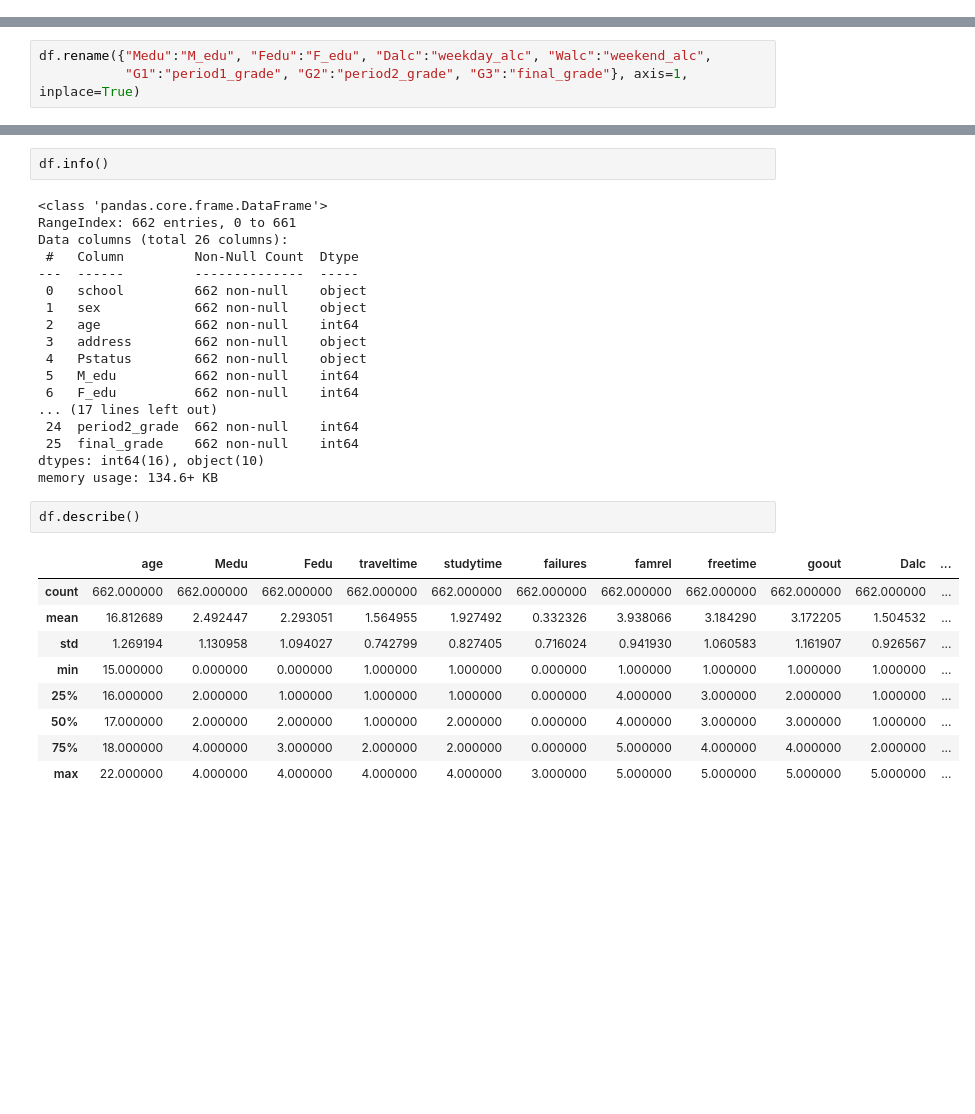
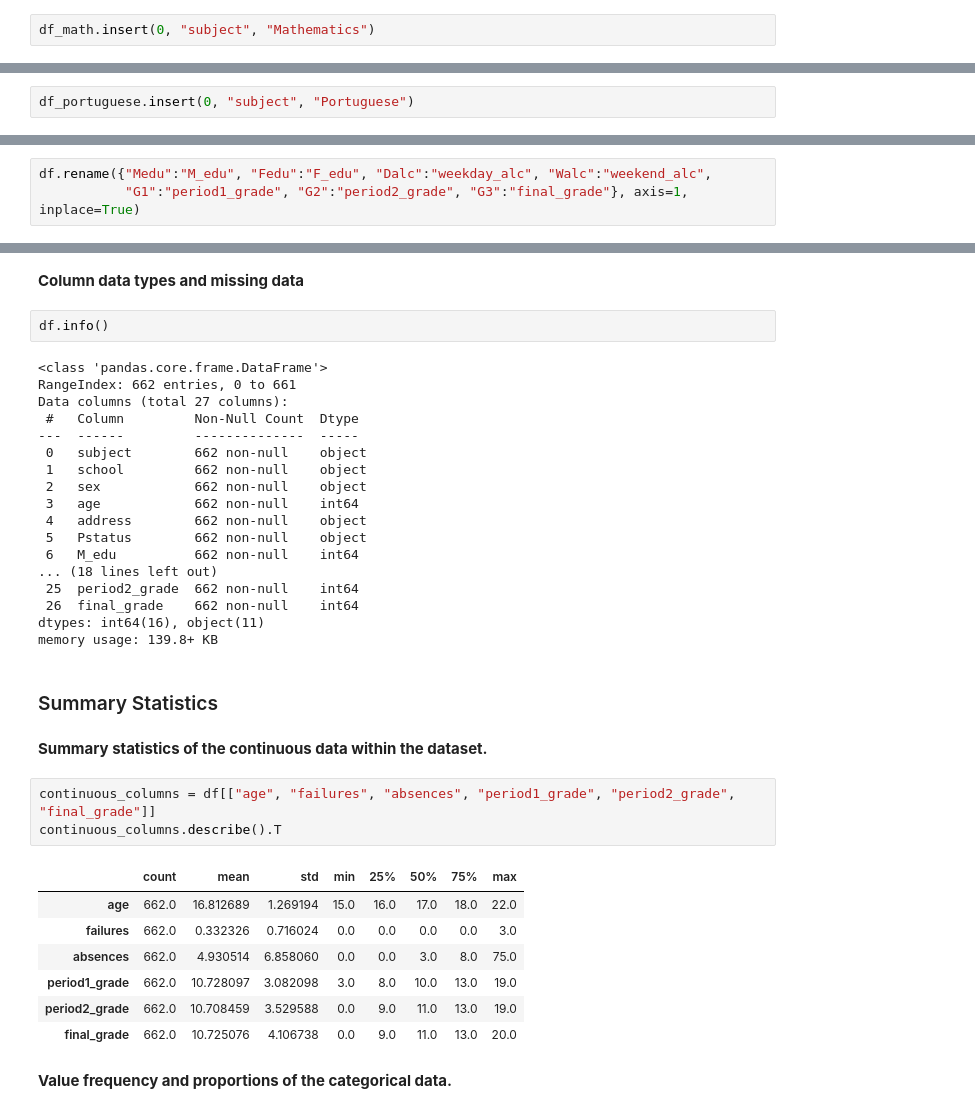
Before and after one commit to nromano2/TP1_NVR_TMM, a Jupyter notebook: TP1_NVR_TMM.ipynb, the cells around one changed output, grey strips where cells are left out. Drawn from its saved outputs; the diff is of its cells as text; blank space fills up the shorter version.

```diff
--- a/TP1_NVR_TMM.ipynb
+++ b/TP1_NVR_TMM.ipynb
@@ -38,6 +41,8 @@ df_math
 | 393 | MS | M | 18 | R | LE3 | T | 3 | 2 | services | other | ... | ... |
 | 394 | MS | M | 19 | U | LE3 | T | 1 | 1 | other | at_home | ... | ... |
 395 rows × 33 columns
+# %%
+df_math.insert(0, "subject", "Mathematics")
 # %%
 df_portuguese
 # %% [output]
@@ -54,6 +59,8 @@ df_portuguese
 | 647 | MS | M | 17 | U | LE3 | T | 3 | 1 | services | services | ... | ... |
 | 648 | MS | M | 18 | R | LE3 | T | 3 | 2 | services | other | ... | ... |
 649 rows × 33 columns
+# %%
+df_portuguese.insert(0, "subject", "Portuguese")
 # %%
 df_math.columns
 # %% [output]
@@ -270,32 +273,39 @@ Null values for final_grade column: 0
+# %% [markdown]
+**Column data types and missing data**
 # %%
 df.info()
 # %% [output]
 <class 'pandas.core.frame.DataFrame'>
 RangeIndex: 662 entries, 0 to 661
-Data columns (total 26 columns):
+Data columns (total 27 columns):
  #   Column         Non-Null Count  Dtype
 ---  ------         --------------  -----
- 0   school         662 non-null    object
- 1   sex            662 non-null    object
- 2   age            662 non-null    int64
- 3   address        662 non-null    object
- 4   Pstatus        662 non-null    object
- 5   M_edu          662 non-null    int64
- 6   F_edu          662 non-null    int64
-... (17 lines left out)
- 24  period2_grade  662 non-null    int64
- 25  final_grade    662 non-null    int64
-dtypes: int64(16), object(10)
-memory usage: 134.6+ KB
+ 0   subject        662 non-null    object
+ 1   school         662 non-null    object
+ 2   sex            662 non-null    object
+ 3   age            662 non-null    int64
+ 4   address        662 non-null    object
+ 5   Pstatus        662 non-null    object
+ 6   M_edu          662 non-null    int64
+... (18 lines left out)
+ 25  period2_grade  662 non-null    int64
+ 26  final_grade    662 non-null    int64
+dtypes: int64(16), object(11)
+memory usage: 139.8+ KB
+# %% [markdown]
+### Summary Statistics
+# %% [markdown]
+**Summary statistics of the continuous data within the dataset.**
 # %%
-df.describe()
+continuous_columns = df[["age", "failures", "absences", "period1_grade", "period2_grade", "final_grade"]]
+continuous_columns.describe().T
 # %% [output]
-|  | age | Medu | Fedu | traveltime | studytime | failures | famrel | freetime | goout | Dalc | ... |
-| count | 662.000000 | 662.000000 | 662.000000 | 662.000000 | 662.000000 | 662.000000 | 662.000000 | 662.000000 | 662.000000 | 662.000000 | ... |
-| mean | 16.812689 | 2.492447 | 2.293051 | 1.564955 | 1.927492 | 0.332326 | 3.938066 | 3.184290 | 3.172205 | 1.504532 | ... |
-| std | 1.269194 | 1.130958 | 1.094027 | 0.742799 | 0.827405 | 0.716024 | 0.941930 | 1.060583 | 1.161907 | 0.926567 | ... |
-| min | 15.000000 | 0.000000 | 0.000000 | 1.000000 | 1.000000 | 0.000000 | 1.000000 | 1.000000 | 1.000000 | 1.000000 | ... |
-| 25% | 16.000000 | 2.000000 | 1.000000 | 1.000000 | 1.000000 | 0.000000 | 4.000000 | 3.000000 | 2.000000 | 1.000000 | ... |
-| 50% | 17.000000 | 2.000000 | 2.000000 | 1.000000 | 2.000000 | 0.000000 | 4.000000 | 3.000000 | 3.000000 | 1.000000 | ... |
-| 75% | 18.000000 | 4.000000 | 3.000000 | 2.000000 | 2.000000 | 0.000000 | 5.000000 | 4.000000 | 4.000000 | 2.000000 | ... |
-| max | 22.000000 | 4.000000 | 4.000000 | 4.000000 | 4.000000 | 3.000000 | 5.000000 | 5.000000 | 5.000000 | 5.000000 | ... |
+|  | count | mean | std | min | 25% | 50% | 75% | max |
+| age | 662.0 | 16.812689 | 1.269194 | 15.0 | 16.0 | 17.0 | 18.0 | 22.0 |
+| failures | 662.0 | 0.332326 | 0.716024 | 0.0 | 0.0 | 0.0 | 0.0 | 3.0 |
+| absences | 662.0 | 4.930514 | 6.858060 | 0.0 | 0.0 | 3.0 | 8.0 | 75.0 |
+| period1_grade | 662.0 | 10.728097 | 3.082098 | 3.0 | 8.0 | 10.0 | 13.0 | 19.0 |
+| period2_grade | 662.0 | 10.708459 | 3.529588 | 0.0 | 9.0 | 11.0 | 13.0 | 19.0 |
+| final_grade | 662.0 | 10.725076 | 4.106738 | 0.0 | 9.0 | 11.0 | 13.0 | 20.0 |
+# %% [markdown]
+**Value frequency and proportions of the categorical data.**
```
Also changed, not shown: parts of 22 cells of this notebook.
